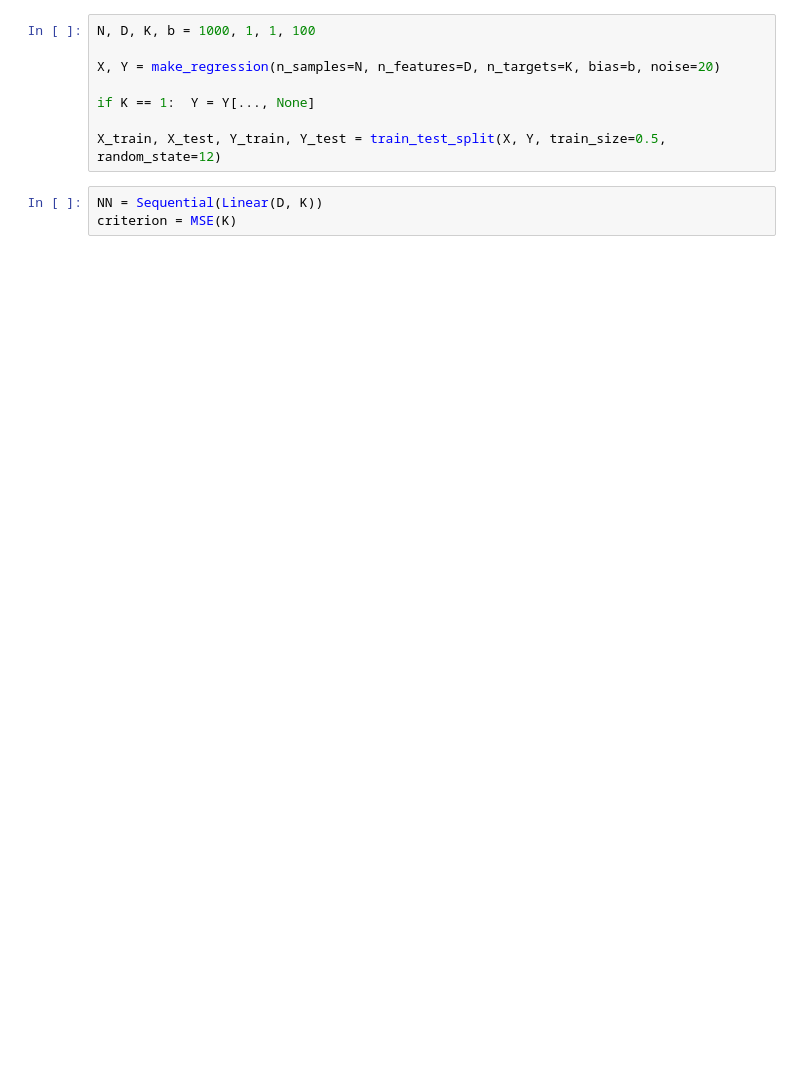
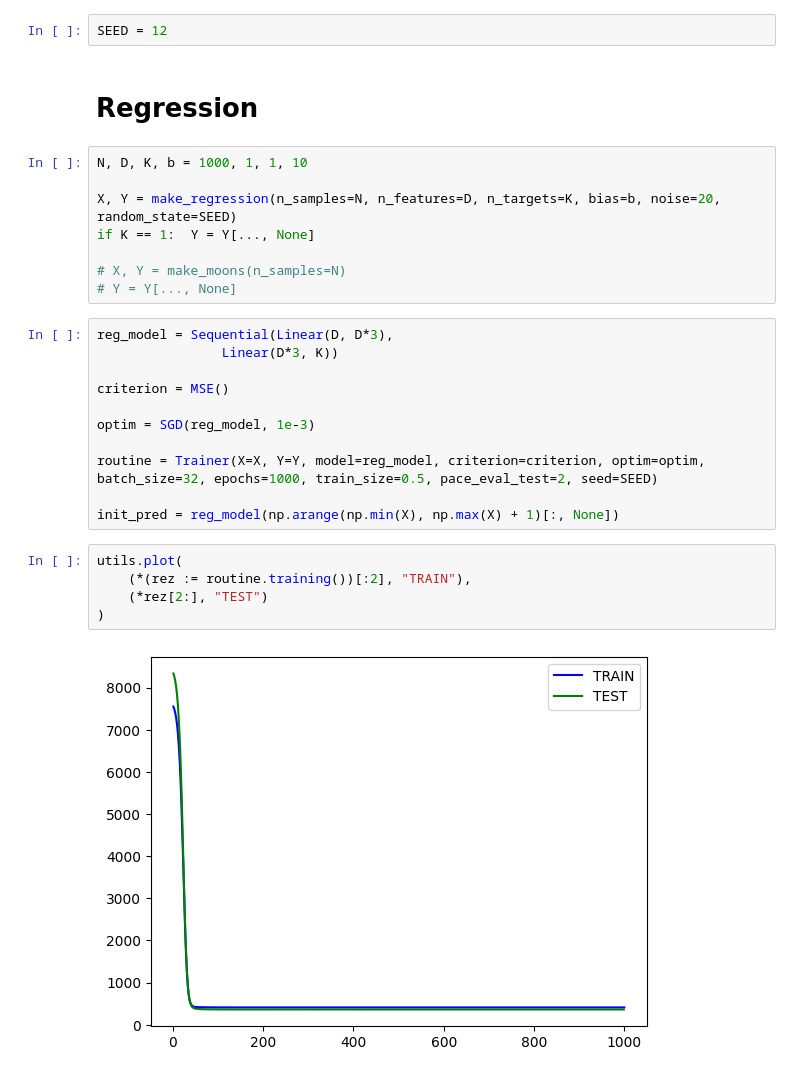
Before and after one commit to KargKarg/deep_learning_lib, a Jupyter notebook: display.ipynb, the cells around one changed output. Saved outputs shown, nothing was run; the diff lists cells and outputs as text; blank space fills up the shorter version.

```diff
--- a/display.ipynb
+++ b/display.ipynb
@@ -10,14 +11,33 @@ import numpy as np
 # %% [output]
 The autoreload extension is already loaded. To reload it, use:
   %reload_ext autoreload
+# %%
+SEED = 12
+# %% [markdown]
+# Regression
 # %%
-N, D, K, b = 1000, 1, 1, 100
+N, D, K, b = 1000, 1, 1, 10
 
-X, Y = make_regression(n_samples=N, n_features=D, n_targets=K, bias=b, noise=20)
-
+X, Y = make_regression(n_samples=N, n_features=D, n_targets=K, bias=b, noise=20, random_state=SEED)
 if K == 1:  Y = Y[..., None]
 
-X_train, X_test, Y_train, Y_test = train_test_split(X, Y, train_size=0.5, random_state=12)
+# X, Y = make_moons(n_samples=N)
+# Y = Y[..., None]
 # %%
-NN = Sequential(Linear(D, K))
-criterion = MSE(K)
+reg_model = Sequential(Linear(D, D*3),
+                Linear(D*3, K))
+
+criterion = MSE()
+
+optim = SGD(reg_model, 1e-3)
+
+routine = Trainer(X=X, Y=Y, model=reg_model, criterion=criterion, optim=optim, batch_size=32, epochs=1000, train_size=0.5, pace_eval_test=2, seed=SEED)
+
+init_pred = reg_model(np.arange(np.min(X), np.max(X) + 1)[:, None])
+# %%
+utils.plot(
+    (*(rez := routine.training())[:2], "TRAIN"),
+    (*rez[2:], "TEST")
+)
+# %% [output]
+[figure, added]
```
Also changed, not shown: parts of 10 cells of this notebook, 6 other files.
